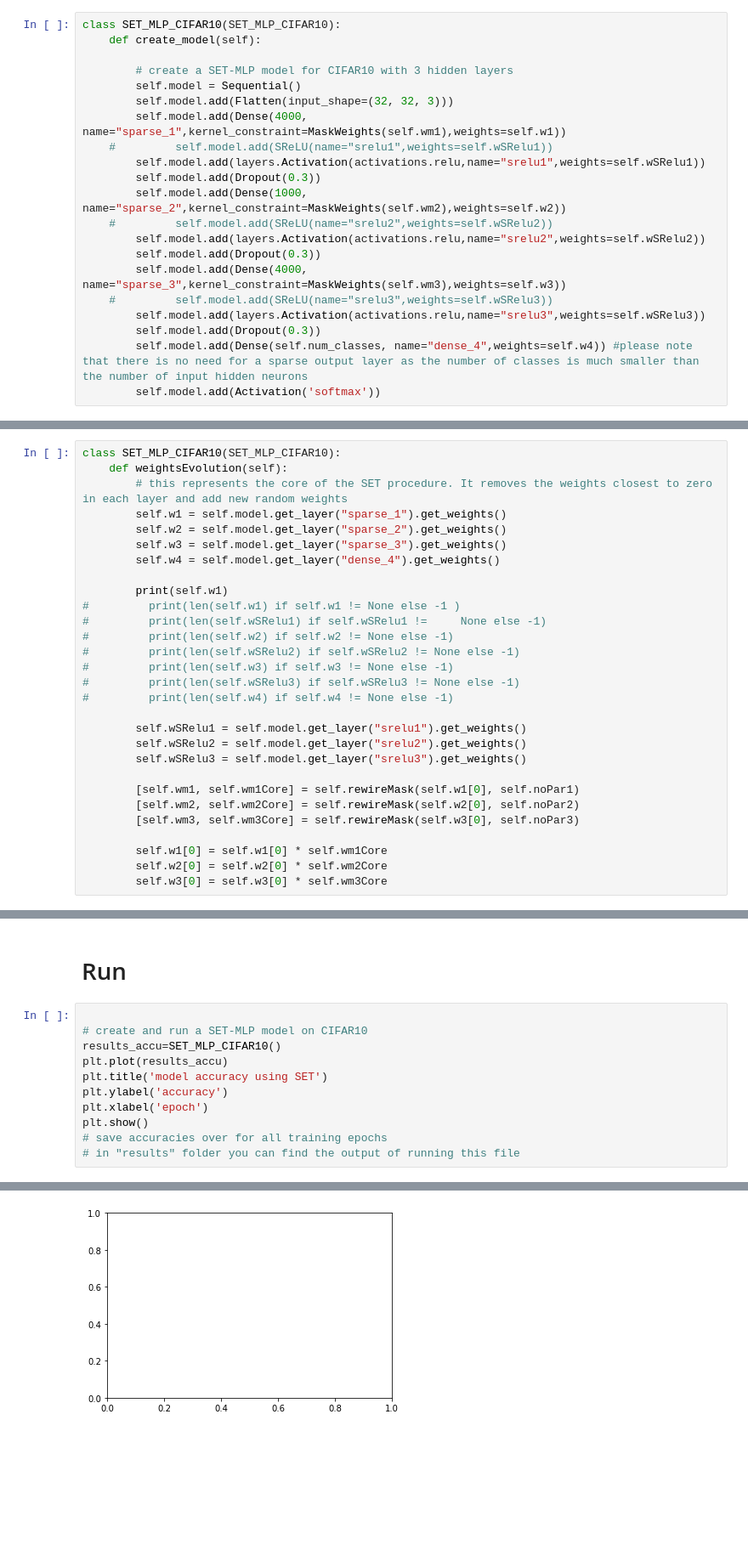
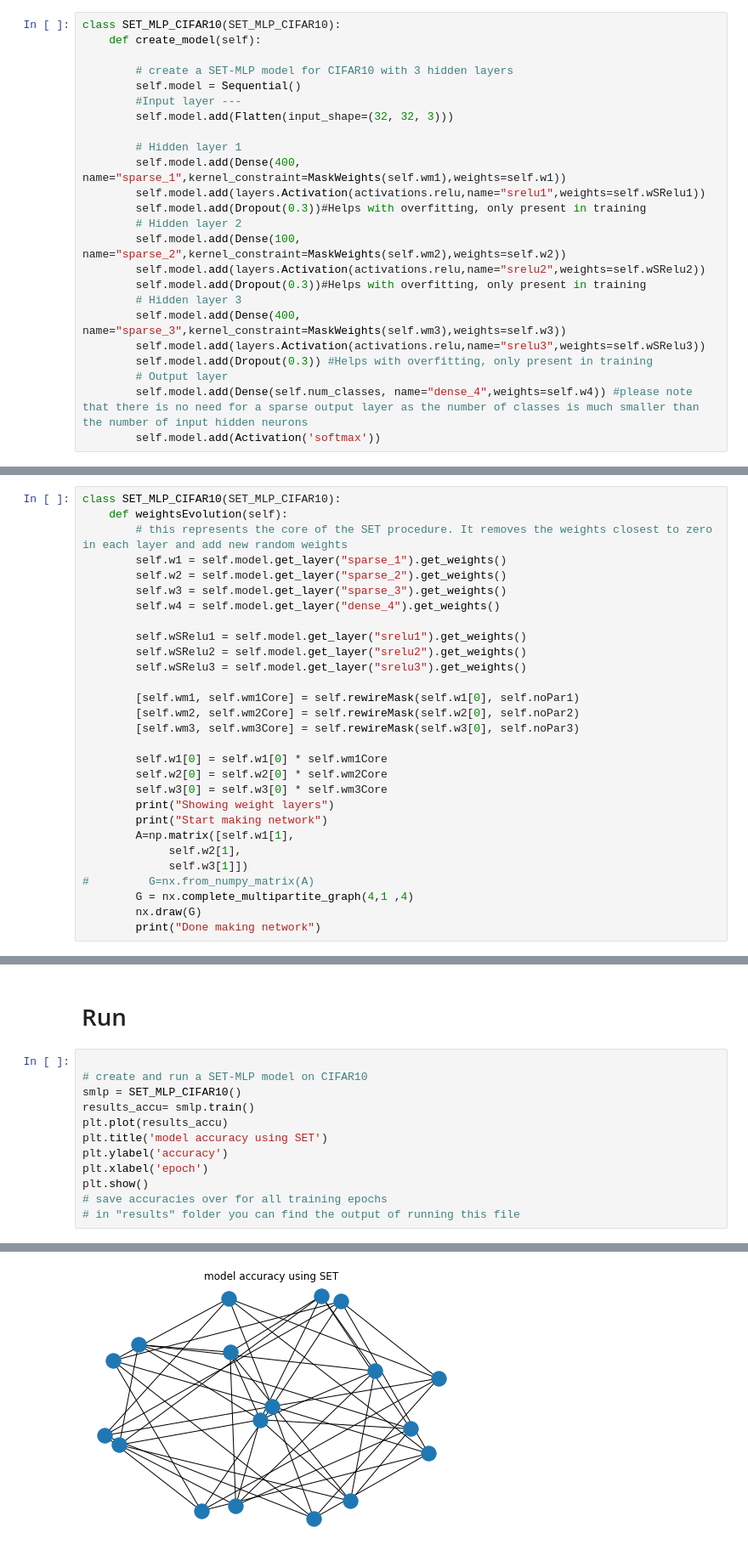
Before and after one commit to andrewjh9/CenBench, a Jupyter notebook: CenSET.ipynb, the cells around one changed output, grey strips where cells are left out. Shown at 85% size. Saved outputs shown, nothing was run; the diff lists cells and outputs as text; blank space fills up the shorter version.

```diff
--- a/CenSET.ipynb
+++ b/CenSET.ipynb
@@ -182,19 +186,22 @@ class SET_MLP_CIFAR10(SET_MLP_CIFAR10):
 
         # create a SET-MLP model for CIFAR10 with 3 hidden layers
         self.model = Sequential()
+        #Input layer ---
         self.model.add(Flatten(input_shape=(32, 32, 3)))
-        self.model.add(Dense(4000, name="sparse_1",kernel_constraint=MaskWeights(self.wm1),weights=self.w1))
-    #         self.model.add(SReLU(name="srelu1",weights=self.wSRelu1))
+
+        # Hidden layer 1
+        self.model.add(Dense(400, name="sparse_1",kernel_constraint=MaskWeights(self.wm1),weights=self.w1))
         self.model.add(layers.Activation(activations.relu,name="srelu1",weights=self.wSRelu1))
-        self.model.add(Dropout(0.3))
-        self.model.add(Dense(1000, name="sparse_2",kernel_constraint=MaskWeights(self.wm2),weights=self.w2))
-    #         self.model.add(SReLU(name="srelu2",weights=self.wSRelu2))
+        self.model.add(Dropout(0.3))#Helps with overfitting, only present in training
+        # Hidden layer 2
+        self.model.add(Dense(100, name="sparse_2",kernel_constraint=MaskWeights(self.wm2),weights=self.w2))
         self.model.add(layers.Activation(activations.relu,name="srelu2",weights=self.wSRelu2))
-        self.model.add(Dropout(0.3))
-        self.model.add(Dense(4000, name="sparse_3",kernel_constraint=MaskWeights(self.wm3),weights=self.w3))
-    #         self.model.add(SReLU(name="srelu3",weights=self.wSRelu3))
+        self.model.add(Dropout(0.3))#Helps with overfitting, only present in training
+        # Hidden layer 3
+        self.model.add(Dense(400, name="sparse_3",kernel_constraint=MaskWeights(self.wm3),weights=self.w3))
         self.model.add(layers.Activation(activations.relu,name="srelu3",weights=self.wSRelu3))
-        self.model.add(Dropout(0.3))
+        self.model.add(Dropout(0.3)) #Helps with overfitting, only present in training
+        # Output layer
         self.model.add(Dense(self.num_classes, name="dense_4",weights=self.w4)) #please note that there is no need for a sparse output layer as the number of classes is much smaller than the number of input hidden neurons
         self.model.add(Activation('softmax'))
 # %% [markdown]
@@ -243,15 +250,6 @@ class SET_MLP_CIFAR10(SET_MLP_CIFAR10):
         self.w2 = self.model.get_layer("sparse_2").get_weights()
         self.w3 = self.model.get_layer("sparse_3").get_weights()
         self.w4 = self.model.get_layer("dense_4").get_weights()
-
-        print(self.w1)
-#         print(len(self.w1) if self.w1 != None else -1 )
-#         print(len(self.wSRelu1) if self.wSRelu1 !=	 None else -1)
-#         print(len(self.w2) if self.w2 != None else -1)
-#         print(len(self.wSRelu2) if self.wSRelu2 != None else -1)
-#         print(len(self.w3) if self.w3 != None else -1)
-#         print(len(self.wSRelu3) if self.wSRelu3 != None else -1)
-#         print(len(self.w4) if self.w4 != None else -1)
 
         self.wSRelu1 = self.model.get_layer("srelu1").get_weights()
         self.wSRelu2 = self.model.get_layer("srelu2").get_weights()
@@ -264,6 +262,15 @@ class SET_MLP_CIFAR10(SET_MLP_CIFAR10):
         self.w1[0] = self.w1[0] * self.wm1Core
         self.w2[0] = self.w2[0] * self.wm2Core
         self.w3[0] = self.w3[0] * self.wm3Core
+        print("Showing weight layers")
+        print("Start making network")
+        A=np.matrix([self.w1[1],
+             self.w2[1],
+             self.w3[1]])
+#         G=nx.from_numpy_matrix(A)
+        G = nx.complete_multipartite_graph(4,1 ,4)
+        nx.draw(G)
+        print("Done making network")
 # %% [markdown]
 # Read data
 # %%
@@ -339,7 +346,8 @@ class SET_MLP_CIFAR10(SET_MLP_CIFAR10):
 # %%
 
 # create and run a SET-MLP model on CIFAR10
-results_accu=SET_MLP_CIFAR10()
+smlp = SET_MLP_CIFAR10()
+results_accu= smlp.train()
 plt.plot(results_accu)
 plt.title('model accuracy using SET')
 plt.ylabel('accuracy')
@@ -369 +376 @@ TypeError: float() argument must be a string or a number, not 'SET_MLP_CIFAR10'
-[figure, old version]
+[figure, new version]
```
Also changed, not shown: parts of 6 cells of this notebook.
